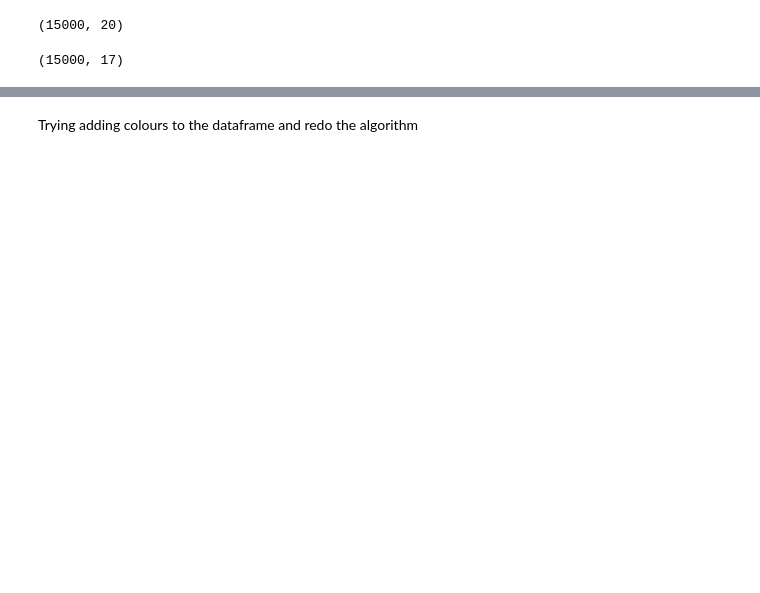
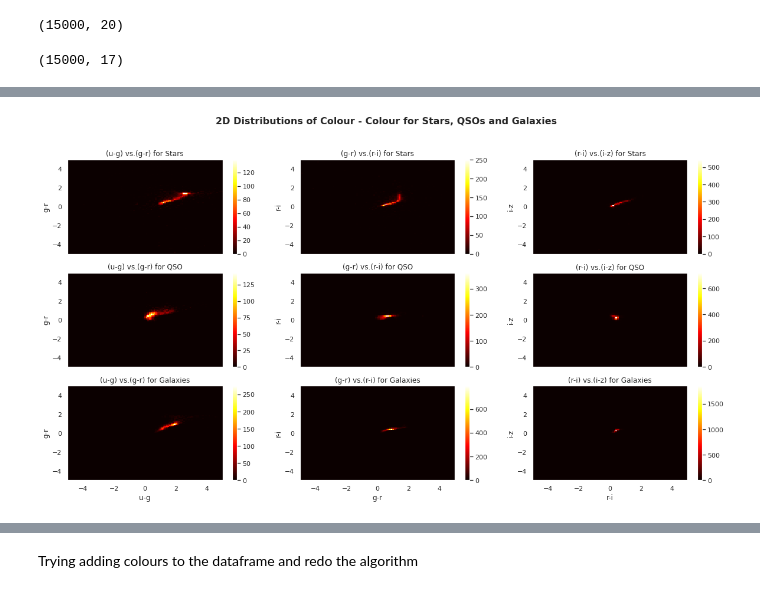
Before and after one commit to lifemannequin/Star_QSO_Galaxy, a Jupyter notebook: script_notebooks/classifying_spectra_type.ipynb, the cells around one changed output, grey strips where cells are left out. Drawn from its saved outputs; the diff is of its cells as text; code cells hidden in the pictures; blank space fills up the shorter version.

```diff
--- a/script_notebooks/classifying_spectra_type.ipynb
+++ b/script_notebooks/classifying_spectra_type.ipynb
@@ -124,0 +190,30 @@ plt.show()
+# %%
+# Create 2D distributions for each colour vs colour for each object type
+fig, axs = plt.subplots(3, 3, figsize=(20, 10), sharex='col')
+
+bins = np.linspace(-5, 5, 100)
+
+classes = [star, QSO, galaxy]
+objects = ['Stars', 'QSO', 'Galaxies']
+
+for i in range(len(colour)-1):
+    for j, n in enumerate(classes):
+
+        h = axs[j, i].hist2d(data_colour[colour[i]][n], data_colour[colour[i + 1]][n], bins, cmap='hot')
+
+        # Set labels for each subplot
+        axs[j, i].set_title(f'({colour[i]}) vs.' f'({colour[i+1]}) for ' f'{objects[j]}')
+        axs[j, i].set_ylabel(colour[i + 1])
+        if j>= 2 :
+                axs[j,i].set_xlabel(colour[i])
+
+        # Add colorbars to each subplot
+        fig.colorbar(h[3], ax=axs[j, i])
+
+
+fig.suptitle('2D Distributions of Colour - Colour for Stars, QSOs and Galaxies', fontsize=16, fontweight="bold")
+#plt.savefig('/home/veroastro/Documents/spectraTypes/images/2dH_colour.pdf')
+# Show the plot
+plt.show()
+# %% [output]
+[figure, added]
```
Also changed, not shown: parts of 33 cells of this notebook.
